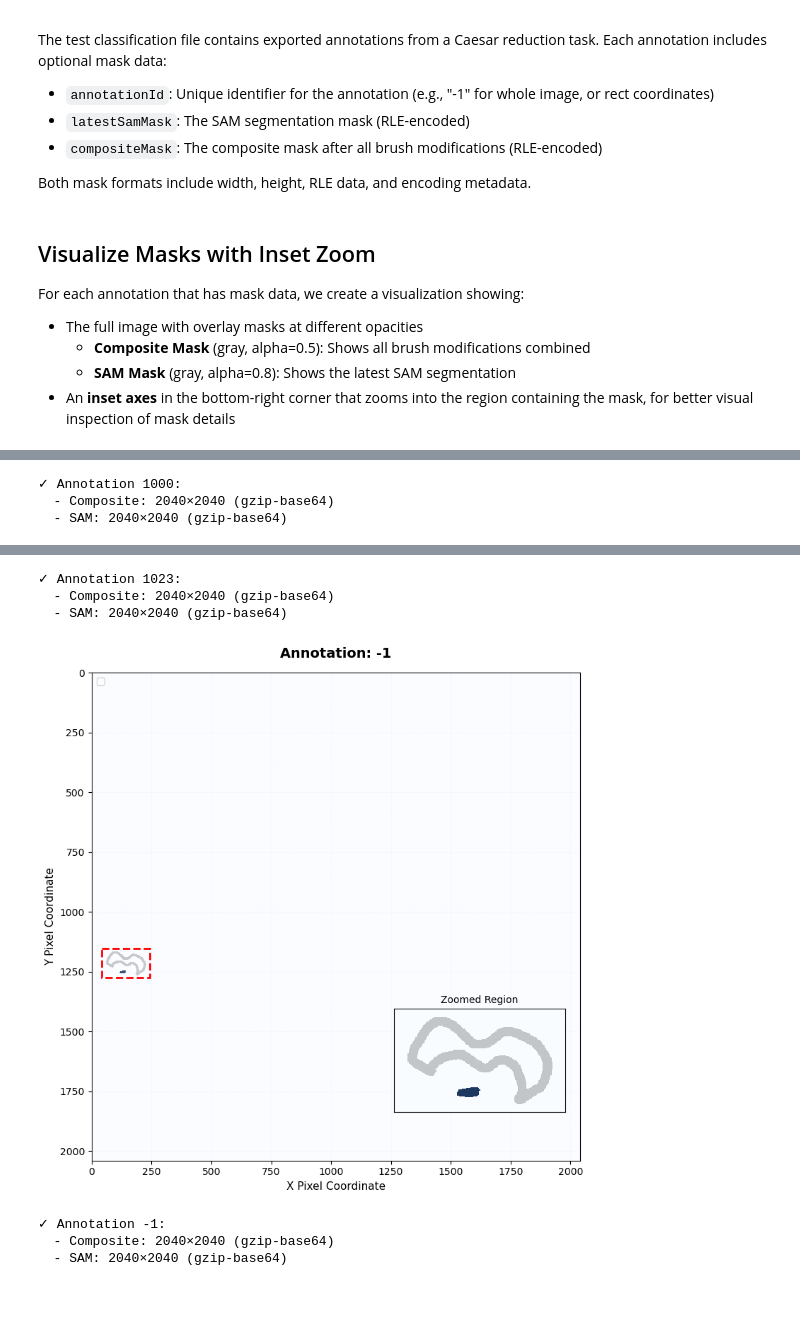
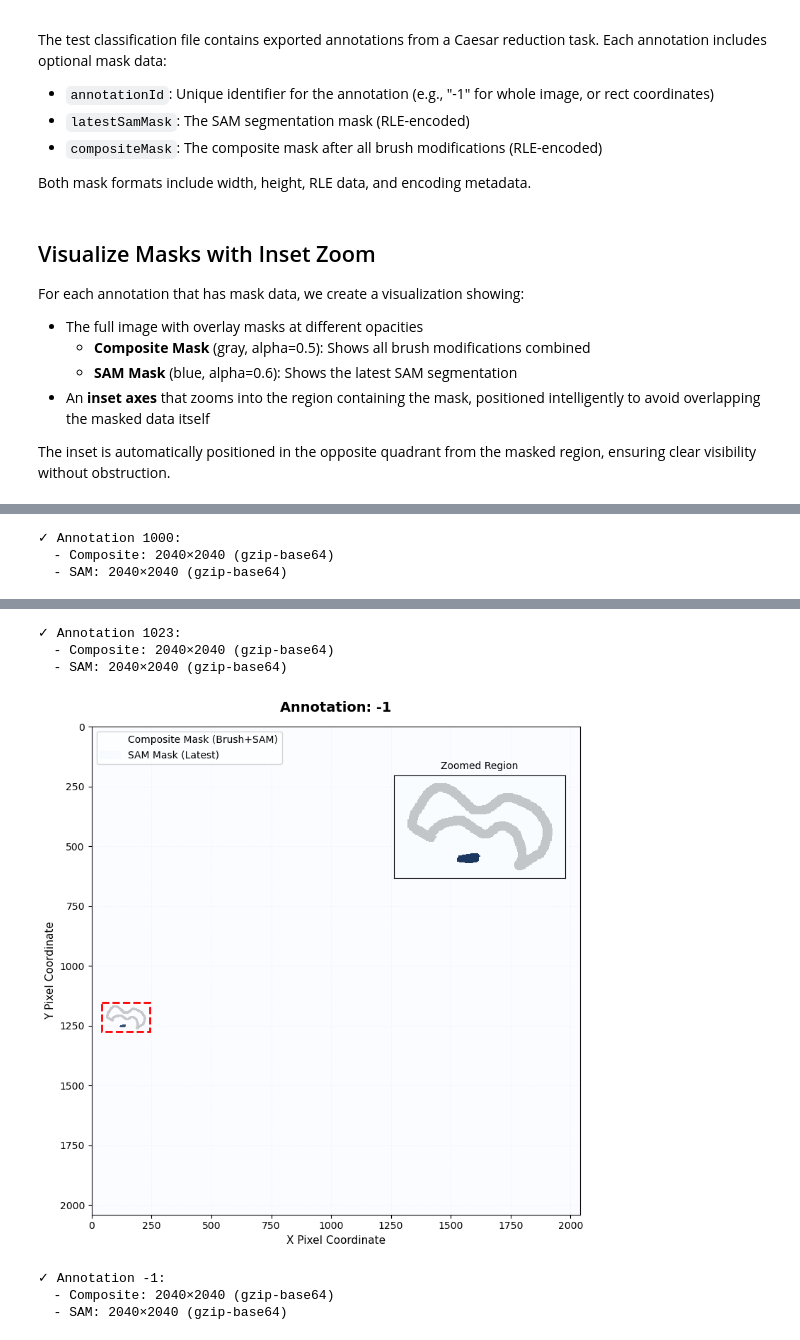
Before and after one commit to AgentM-GEG/ZooIFE, a Jupyter notebook: python_classification_handling/test_read_classification.ipynb, the cells around one changed output, grey strips where cells are left out. Cells and saved outputs as stored; diff of their text form; code cells hidden in the pictures; blank space fills up the shorter version.

```diff
--- a/python_classification_handling/test_read_classification.ipynb
+++ b/python_classification_handling/test_read_classification.ipynb
@@ -25,7 +27,9 @@ The test classification file contains exported annotations from a Caesar reducti
 
 Both mask formats include width, height, RLE data, and encoding metadata.
 # %%
-with open('test_classification.json', 'r') as classification_file:
+TEST_CLASSIFICATION_PATH = 'test_classification.json'
+
+with open(TEST_CLASSIFICATION_PATH, 'r') as classification_file:
     data = json.load(classification_file)
 # %% [markdown]
 ## Visualize Masks with Inset Zoom
@@ -33,10 +37,13 @@ with open('test_classification.json', 'r') as classification_file:
 For each annotation that has mask data, we create a visualization showing:
 - The full image with overlay masks at different opacities
   - **Composite Mask** (gray, alpha=0.5): Shows all brush modifications combined
-  - **SAM Mask** (gray, alpha=0.8): Shows the latest SAM segmentation
-- An **inset axes** in the bottom-right corner that zooms into the region containing the mask, for better visual inspection of mask details
+  - **SAM Mask** (blue, alpha=0.6): Shows the latest SAM segmentation
+- An **inset axes** that zooms into the region containing the mask, positioned intelligently to avoid overlapping the masked data itself
+
+The inset is automatically positioned in the opposite quadrant from the masked region, ensuring clear visibility without obstruction.
 # %%
 # Helper function to get the bounding box of non-zero pixels in a mask
+
 def get_mask_bounds(mask_array):
     """
     Find the bounding box containing all non-zero pixels in a mask.
@@ -48,6 +55,34 @@ def get_mask_bounds(mask_array):
     y_min, y_max = non_zero[0].min(), non_zero[0].max()
     x_min, x_max = non_zero[1].min(), non_zero[1].max()
     return (y_min, y_max, x_min, x_max)
+
+
+def get_non_overlapping_inset_location(image_height, image_width, masked_y_min, masked_y_max, masked_x_min, masked_x_max):
+    """
+    Determine the best location for inset axes to avoid overlapping the masked region.
+    Returns inset location string ('upper left', 'upper right', 'lower left', or 'lower right').
+    """
+    # Calculate the center of the masked region
+    masked_y_center = (masked_y_min + masked_y_max) / 2
+    masked_x_center = (masked_x_min + masked_x_max) / 2
+
+    # Determine which quadrant the mask occupies and place inset in opposite quadrant
+    if masked_y_center < image_height / 2:
+        # Mask is in upper half, place inset in lower half
+        if masked_x_center < image_width / 2:
+            # Mask is upper-left, place inset in lower-right
+            return 'lower right'
+        else:
+            # Mask is upper-right, place inset in lower-left
+            return 'lower left'
+    else:
+        # Mask is in lower half, place inset in upper half
+        if masked_x_center < image_width / 2:
+            # Mask is lower-left, place inset in upper-right
+            return 'upper right'
+        else:
+            # Mask is lower-right, place inset in upper-left
+            return 'upper left'
 
 
 # Iterate through all annotations in the first task
@@ -132,9 +167,17 @@ for annotation_value in data["annotations"][0]["value"]:
             inset_x_min = max(0, combined_x_min - x_padding)
             inset_x_max = min(composite_array.shape[1] if composite_mask_data else sam_array.shape[1], combined_x_max + x_padding)
 
-            # Create inset axes in bottom-right corner showing zoomed region
+            # Determine optimal inset location to avoid overlapping the masked region
+            image_height = composite_array.shape[0] if composite_mask_data else sam_array.shape[0]
+            image_width = composite_array.shape[1] if composite_mask_data else sam_array.shape[1]
+            inset_location = get_non_overlapping_inset_location(
+                image_height, image_width,
+                inset_y_min, inset_y_max, inset_x_min, inset_x_max
+            )
+
+            # Create inset axes in optimal location showing zoomed region
             from mpl_toolkits.axes_grid1.inset_locator import inset_axes
-            axins = inset_axes(ax, width="35%", height="35%", loc='lower right', borderpad=1.5)
+            axins = inset_axes(ax, width="35%", height="35%", loc=inset_location, borderpad=1.5)
 
             # Redraw masks in inset with higher opacity for clarity
             if composite_mask_data:
@@ -142,14 +185,16 @@ for annotation_value in data["annotations"][0]["value"]:
                     composite_array[inset_y_min:inset_y_max, inset_x_min:inset_x_max],
                     cmap='Greys',
                     alpha=0.7,
-                    interpolation='nearest'
+                    interpolation='nearest',
+                    label='Composite Mask (Zoomed)'
                 )
             if sam_mask_data:
                 axins.imshow(
                     sam_array[inset_y_min:inset_y_max, inset_x_min:inset_x_max],
                     cmap='Blues',
                     alpha=0.7,
-                    interpolation='nearest'
+                    interpolation='nearest',
+                    label='SAM Mask (Zoomed)'
                 )
 
             # Mark the inset region on the main plot with a rectangle
@@ -176,7 +221,9 @@ for annotation_value in data["annotations"][0]["value"]:
         ax.grid(True, alpha=0.2, linestyle=':', linewidth=0.5)
 
         # Add legend
-        ax.legend(loc='upper left', fontsize=10)
+        if composite_mask_data or sam_mask_data:
+            patches = [mpatches.Patch(color=colormaps['Greys'](1), alpha=0.7, label='Composite Mask (Brush+SAM)'), mpatches.Patch(color=colormaps['Blues'](1), alpha=0.7, label='SAM Mask (Latest)')]
+            ax.legend(handles=patches, loc='upper left', fontsize=10)
 
         plt.tight_layout()
         plt.show()
@@ -197,7 +244,7 @@ for annotation_value in data["annotations"][0]["value"]:
 ✓ Annotation 1023:
   - Composite: 2040×2040 (gzip-base64)
   - SAM: 2040×2040 (gzip-base64)
-[figure, old version]
+[figure, new version]
 ✓ Annotation -1:
   - Composite: 2040×2040 (gzip-base64)
   - SAM: 2040×2040 (gzip-base64)
```
Also changed, not shown: parts of 3 cells of this notebook, 23 other files.
